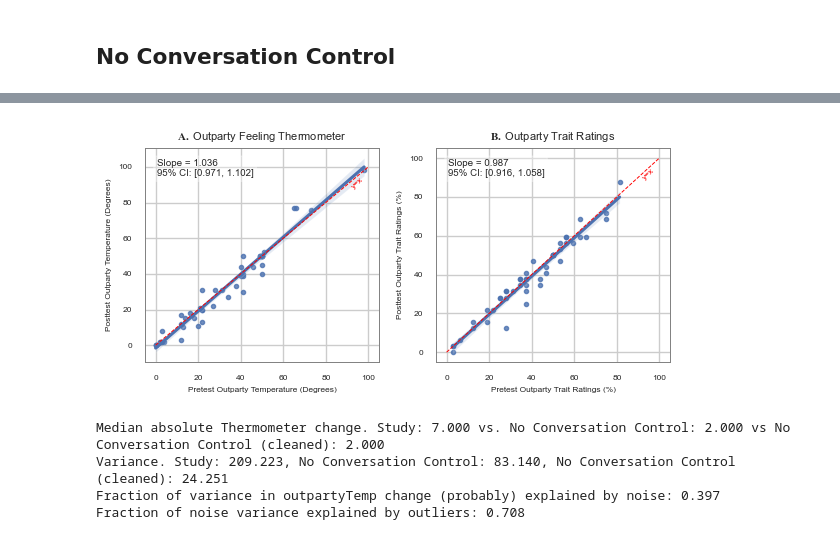
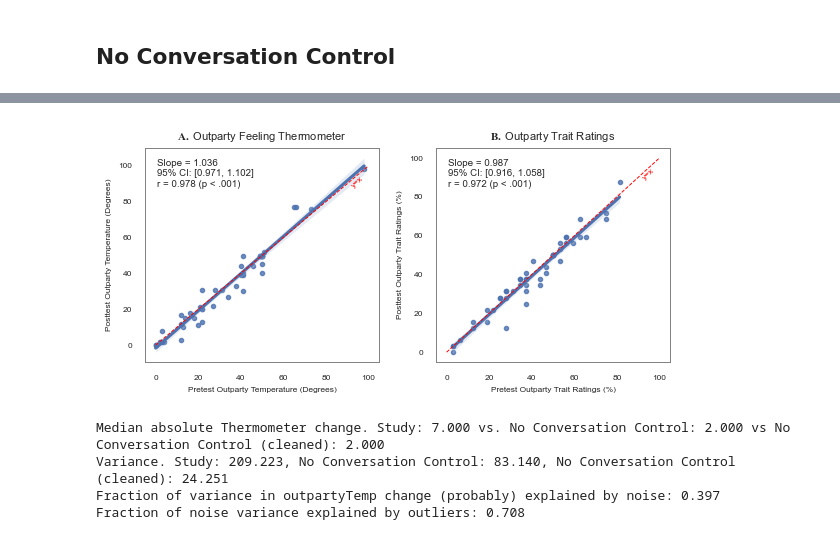
Before and after one commit to Watts-Lab/topic_choice, a Jupyter notebook: analyze_study_data.ipynb, the cells around one changed output, grey strips where cells are left out. Cells and saved outputs as stored; diff of their text form; code cells hidden in the pictures.

Commit message:
figure updatese

```diff
--- a/analyze_study_data.ipynb
+++ b/analyze_study_data.ipynb
@@ -151,18 +146,10 @@ This bar chart of topic mean effects allows for comparison between the effective
 # %%
-# Figure 1
+# Figure 2 (2m:55s)
 N_BOOTSTRAPS = 100000
 
 # Function to wrap text into two lines
 def wrap_text_two_lines(text):
-    """Wraps text into two lines of approximately equal length.
-
-    Args:
-        text: The string to wrap.
-
-    Returns:
-        A string with the text wrapped into two lines, or the original string
-        if it's too short to wrap.
-    """
+    """Wraps text into two lines of approximately equal length."""
     words = text.split()
     if len(words) <= 1:
         return text
@@ -1295,6 +1121,7 @@ outliers
 | 9 | democrat | 1d646db6-1c62-4ffb-ae7b-803a6fc58908 | 712c799a-2852-4749-af9a-a5dacdbd488c | republican | 69 | 31 | ... |
 | 28 | republican | ec186140-98de-40fe-b5c9-cd0448c0a2bb | 9d41ecab-59c5-41c7-be64-544a58812b41 | democrat | 0 | 0 | ... |
 # %%
+# Test-retest control task
 import seaborn as sns
 import matplotlib.pyplot as plt
 import scipy.stats as stats
@@ -1322,7 +1149,8 @@ def plot_reg_with_slope(ax, x, y, xlabel, ylabel, title):
     ax.tick_params(axis='both', labelsize=6)
 
     # Annotate slope
-    textstr = f"Slope = {slope:.3f}\n95% CI: [{slope_ci_low:.3f}, {slope_ci_high:.3f}]"
+    p_str = "p < .001" if p_value < 0.001 else f"p = {p_value:.3f}"
+    textstr = f"Slope = {slope:.3f}\n95% CI: [{slope_ci_low:.3f}, {slope_ci_high:.3f}]\nr = {r_value:.3f} ({p_str})"
     ax.text(0.05, 0.95, textstr, transform=ax.transAxes,
             fontsize=7, verticalalignment='top',
             bbox=dict(boxstyle='round', facecolor='white', alpha=0.3))
@@ -1337,34 +1165,35 @@ def plot_reg_with_slope(ax, x, y, xlabel, ylabel, title):
     for spine in ax.spines.values():
         spine.set_edgecolor('gray')
         spine.set_linewidth(0.7)
+    ax.grid(False)
 
 
 # Left: Outparty Temperature
 plot_reg_with_slope(
     axes[0],
     no_conversation_control_data_clean["outparty_pretest_feeling_thermometer"],
     no_conversation_control_data_clean["outparty_posttest_feeling_thermometer"],
     xlabel='Pretest Outparty Temperature (Degrees)',
     ylabel='Posttest Outparty Temperature (Degrees)',
     title=r'$\mathbf{A.}$ Outparty Feeling Thermometer'
 )
 
 # Right: Trait Ratings
 plot_reg_with_slope(
     axes[1],
     no_conversation_control_data_clean["outparty_pretest_trait_ratings"],
     no_conversation_control_data_clean["outparty_posttest_trait_ratings"],
     xlabel='Pretest Outparty Trait Ratings (%)',
     ylabel='Posttest Outparty Trait Ratings (%)',
     title=r'$\mathbf{B.}$ Outparty Trait Ratings'
 )
 
 plt.tight_layout()
 plt.savefig('fig_no_conversation_control.pdf', format='pdf')
 plt.savefig('fig_no_conversation_control.png', format='png', dpi=300)
 plt.show()
 # %% [output]
-[figure, old version]
+[figure, new version]
 # %%
 print(f"Median absolute Thermometer change. Study: {data['outpartyTemp_change'].abs().median():.3f} vs. No Conversation Control: {no_conversation_control_data['outpartyTemp_change'].abs().median():.3f} vs No Conversation Control (cleaned): {no_conversation_control_data_clean['outpartyTemp_change'].abs().median():.3f}")
 print(f"Variance. Study: {data['outpartyTemp_change'].var():.3f}, No Conversation Control: {no_conversation_control_data['outpartyTemp_change'].var():.3f}, No Conversation Control (cleaned): {no_conversation_control_data_clean['outpartyTemp_change'].var():.3f}")
```
Also changed, not shown: parts of 117 cells of this notebook, 17 other files.
